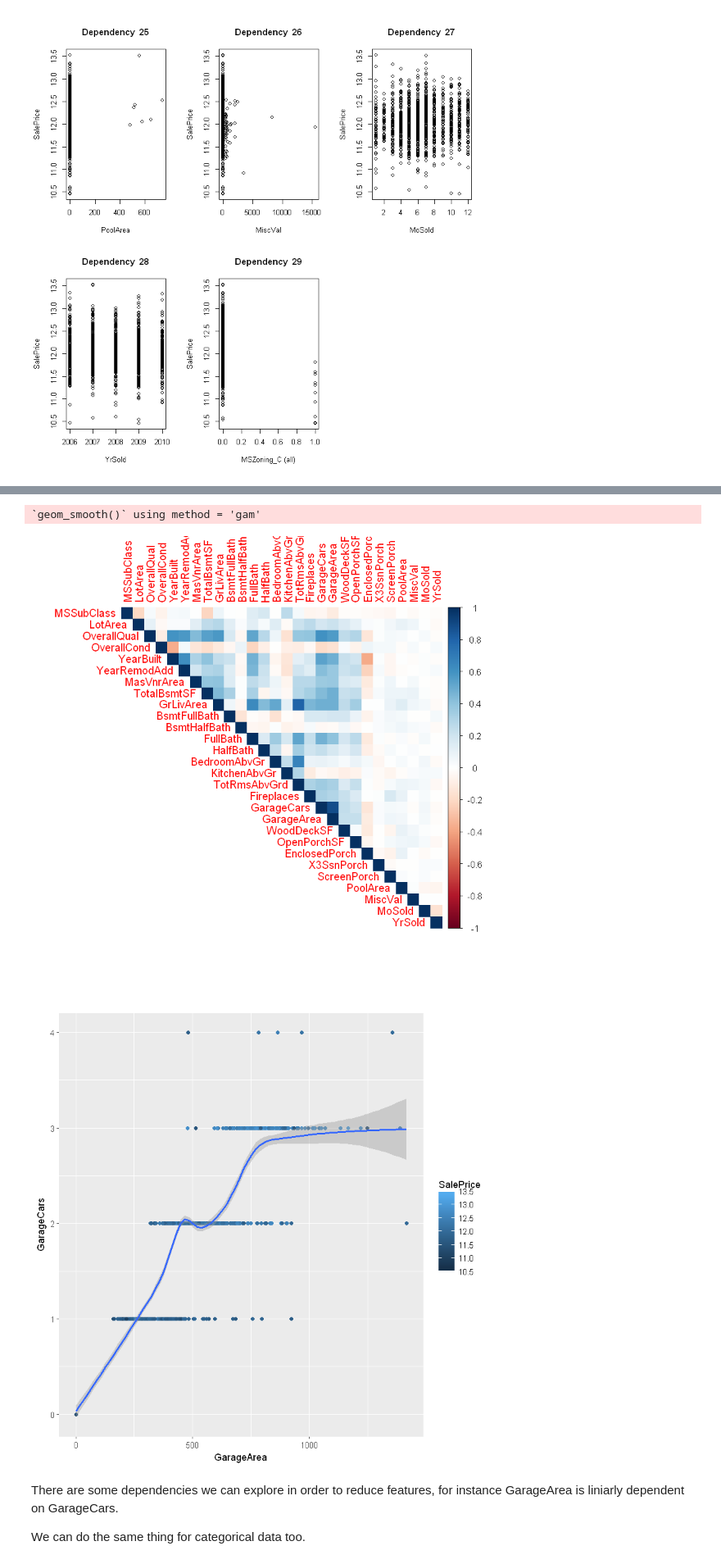
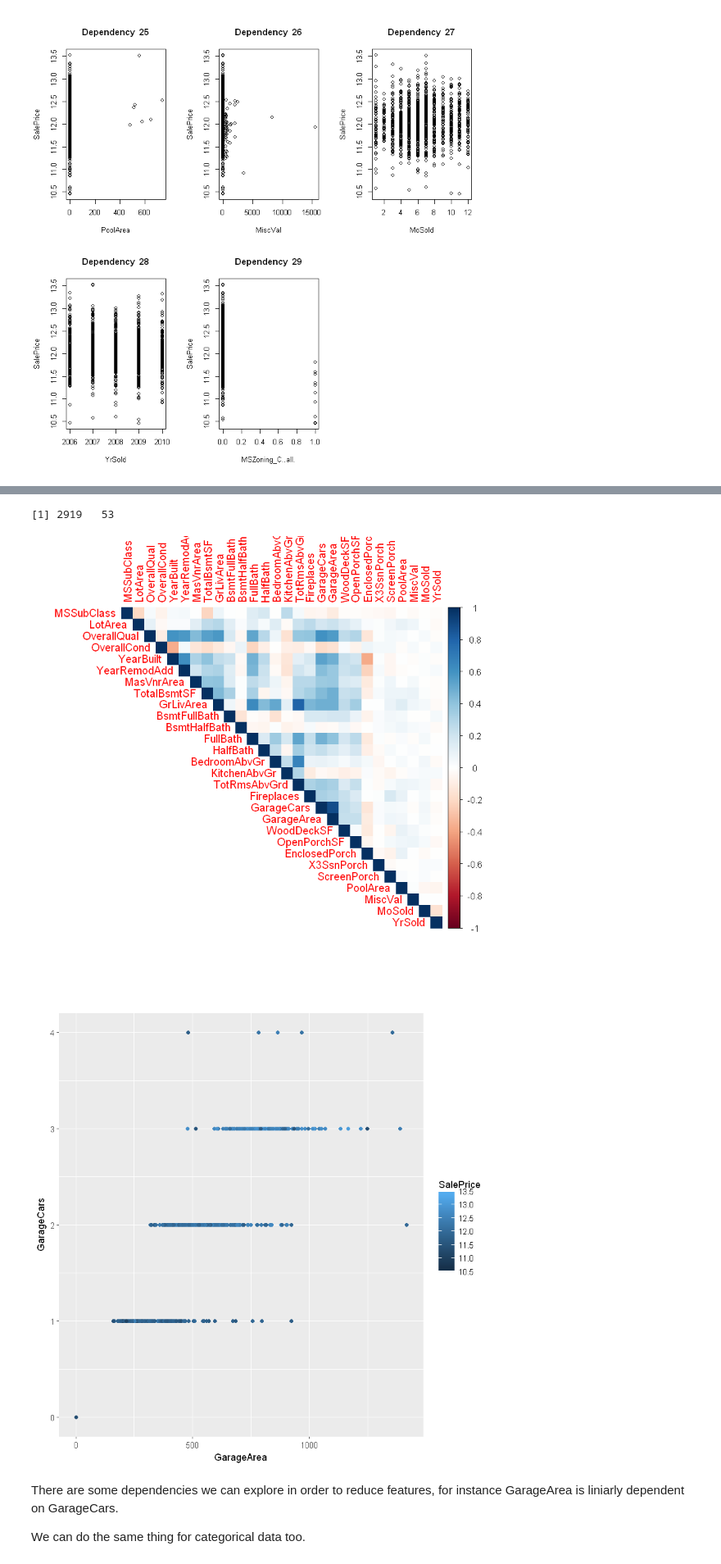
Before and after one commit to ciortanmadalina/BioinfoSem2, a Jupyter notebook: ml/homework.ipynb, the cells around one changed output, grey strips where cells are left out. Shown at 82% size. Drawn from its saved outputs; the diff is of its cells as text; code cells hidden in the pictures.

```diff
--- a/ml/homework.ipynb
+++ b/ml/homework.ipynb
@@ -259,3 +241,19 @@ plot(density(input$SalePrice), xlab = 'SalePrice', 'Distribution for sale price'
 plot(density(log(input$SalePrice + 1)), xlab = 'SalePrice', 'Distribution for log(SalePrice +1)')
 # %% [output]
 [figure]
+# %%
+#From the 103 one hot encoded variables only keep the ones at least slightly correlated with the output
+cat.corr.df = cbind(data_factor_onehot[1:nrow(input),], SalePrice = Y)
+cat.correlations <- abs(cor(cat.corr.df))
+
+# only want the columns that show strong correlations with SalePrice, bigger than 0.2
+cat.corr.SalePrice = as.matrix(sort(cat.correlations[,'SalePrice'], decreasing = TRUE))
+cat.corr.idx = names(which(apply(cat.corr.SalePrice, 1, function(x) (x > 0.2))))
+#corrplot(as.matrix(cat.correlations[cat.corr.idx ]), type = 'upper', method='color', addCoef.col = 'green')
+
+correlated_data_factor_one_hot <-data_factor_onehot[, which(apply(cat.corr.SalePrice, 1, function(x) (x > 0.2)))]
+
+dim(correlated_data_factor_one_hot)
+
+#let's combine numeric and categorical into one dataset
+data <- cbind(numeric.df, correlated_data_factor_one_hot)
@@ -306,16 +304,19 @@ X<- data[1:nrow(input),]
 Y<-log(input$SalePrice + 1)
 N<-nrow(X)    #Number of examples
 n<-ncol(X)    #Number of input variables
+# %%
+dim(data)
+# %% [output]
+[1] 2919   53
 # %%
 #Explore possible correlations between parameters
 corrplot(cor(numeric.df,use="complete.obs"),type = 'upper', method='color')
 
 ggplot(train, aes(x = GarageArea, y = GarageCars, color = SalePrice)) +
-  geom_point() + geom_smooth()+ scale_fill_brewer(palette = "Spectral")
+  geom_point() + scale_fill_brewer(palette = "Spectral")
 # %% [output]
-`geom_smooth()` using method = 'gam'
 [figure]
-[figure, old version]
+[figure, new version]
 # %% [markdown]
 There are some dependencies we can explore in order to reduce features, for instance GarageArea is liniarly dependent on GarageCars.
 
```
Also changed, not shown: parts of 124 cells of this notebook.
